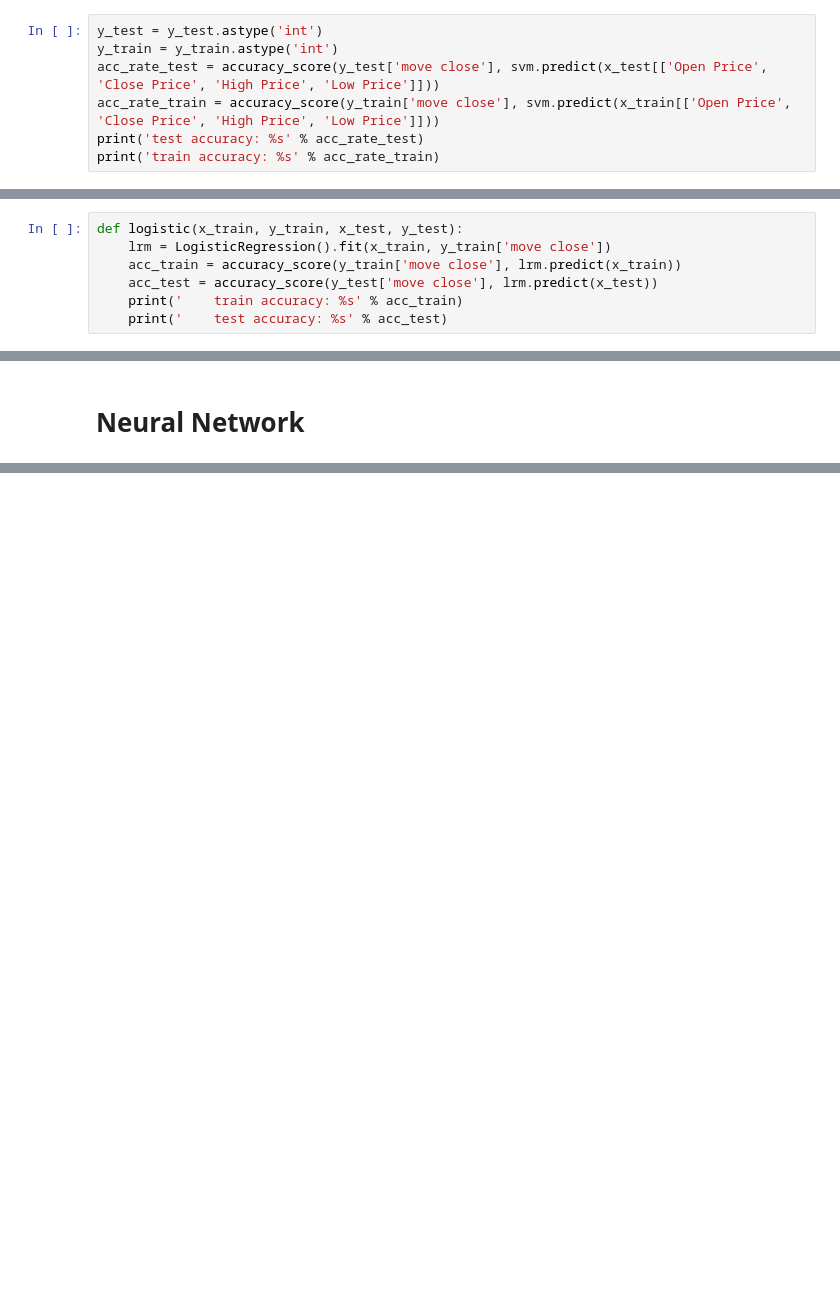
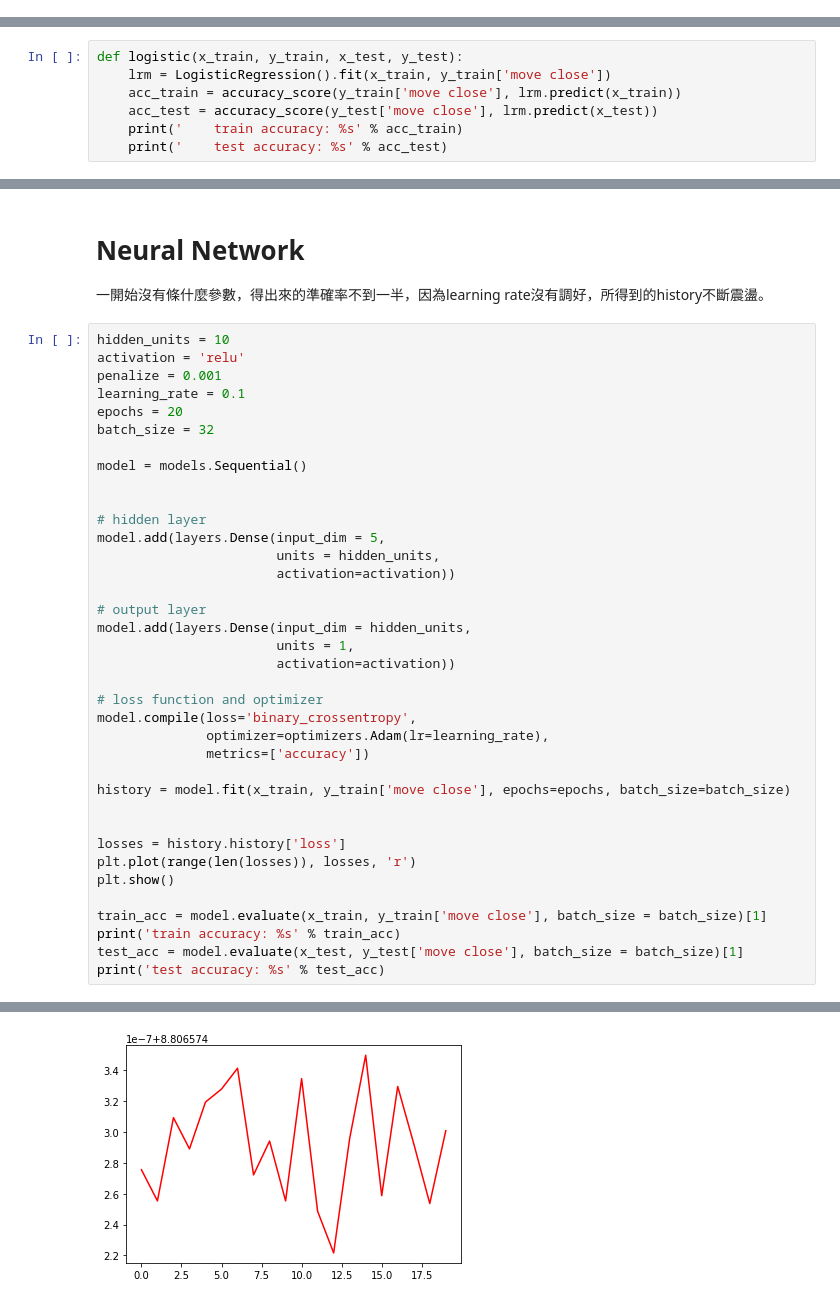
Before and after one commit to yuyingg0921/fda-hw, a Jupyter notebook: hw3/stock-predict.ipynb, the cells around one changed output, grey strips where cells are left out. Drawn from its saved outputs; the diff is of its cells as text; blank space fills up the shorter version.

```diff
--- a/hw3/stock-predict.ipynb
+++ b/hw3/stock-predict.ipynb
@@ -183,7 +186,0 @@ SVC(C=0.05, cache_size=200, class_weight=None, coef0=0.0,
-# %%
-y_test = y_test.astype('int')
-y_train = y_train.astype('int')
-acc_rate_test = accuracy_score(y_test['move close'], svm.predict(x_test[['Open Price', 'Close Price', 'High Price', 'Low Price']]))
-acc_rate_train = accuracy_score(y_train['move close'], svm.predict(x_train[['Open Price', 'Close Price', 'High Price', 'Low Price']]))
-print('test accuracy: %s' % acc_rate_test)
-print('train accuracy: %s' % acc_rate_train)
@@ -267,2 +279,41 @@ print('testing data準確率: %s' % acc_rate_test)
 # %% [markdown]
 # Neural Network
+一開始沒有條什麼參數，得出來的準確率不到一半，因為learning rate沒有調好，所得到的history不斷震盪。
+# %%
+hidden_units = 10
+activation = 'relu'
+penalize = 0.001
+learning_rate = 0.1
+epochs = 20
+batch_size = 32
+
+model = models.Sequential()
+
+
+# hidden layer
+model.add(layers.Dense(input_dim = 5,
+                       units = hidden_units,
+                       activation=activation))
+
+# output layer
+model.add(layers.Dense(input_dim = hidden_units,
+                       units = 1,
+                       activation=activation))
+
+# loss function and optimizer
+model.compile(loss='binary_crossentropy',
+              optimizer=optimizers.Adam(lr=learning_rate),
+              metrics=['accuracy'])
+
+history = model.fit(x_train, y_train['move close'], epochs=epochs, batch_size=batch_size)
+
+
+losses = history.history['loss']
+plt.plot(range(len(losses)), losses, 'r')
+plt.show()
+
+train_acc = model.evaluate(x_train, y_train['move close'], batch_size = batch_size)[1]
+print('train accuracy: %s' % train_acc)
+test_acc = model.evaluate(x_test, y_test['move close'], batch_size = batch_size)[1]
+print('test accuracy: %s' % test_acc)
+# %% [output]
@@ -268,0 +337 @@ print('testing data準確率: %s' % acc_rate_test)
+[figure, added]
```
Also changed, not shown: parts of 32 cells of this notebook.
